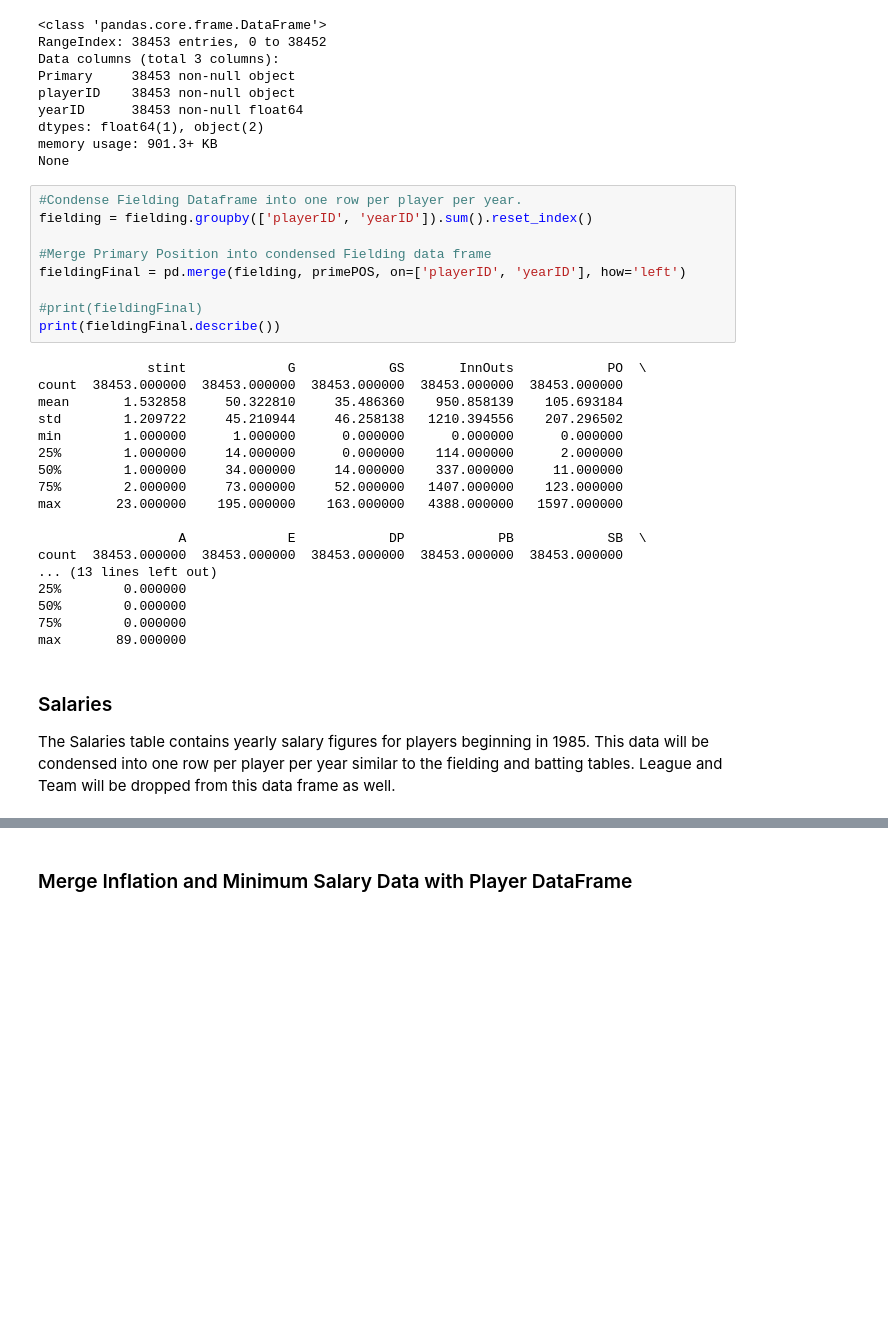
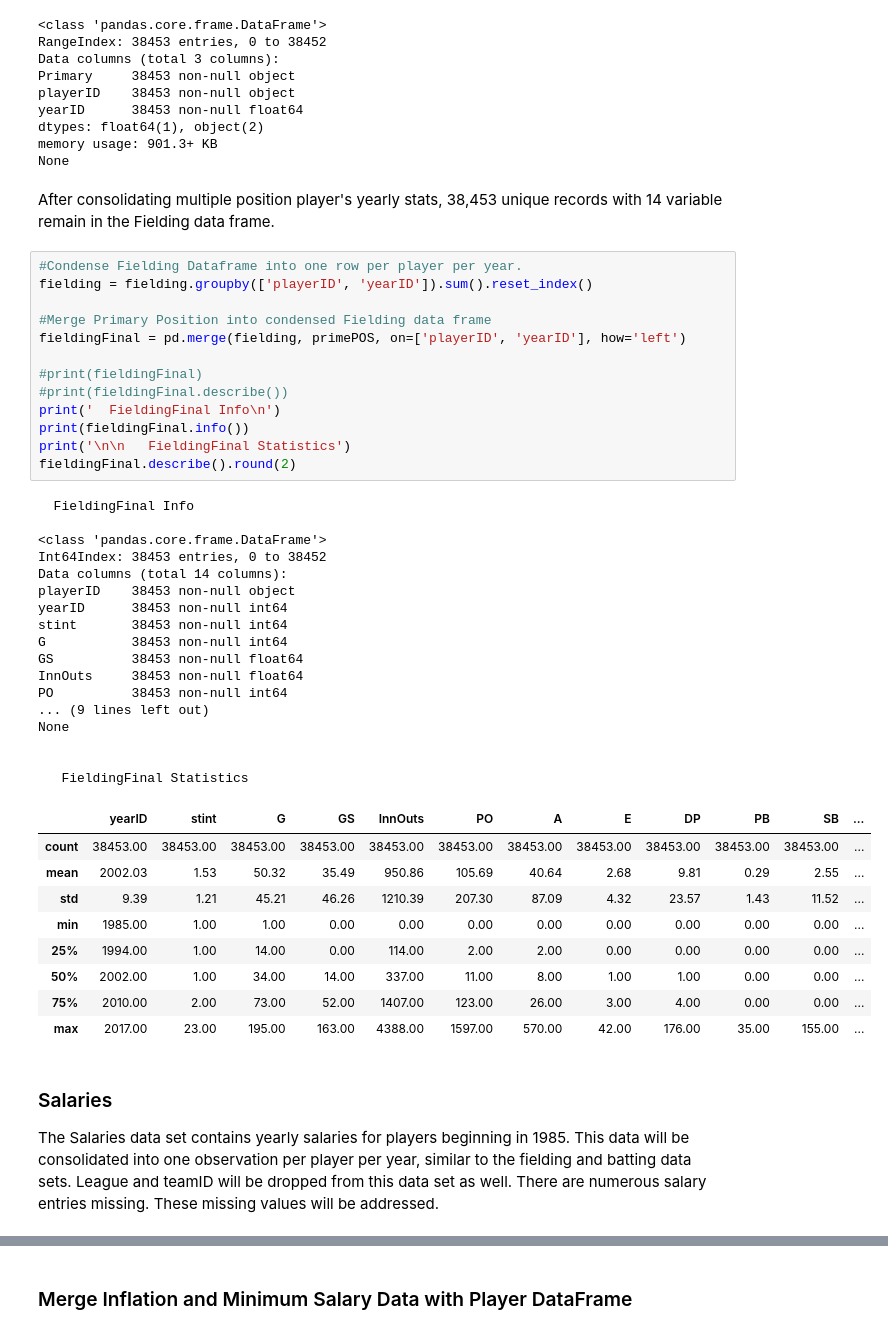
Before and after one commit to georgesturrock/7331_Lab3, a Jupyter notebook: DataUnderstanding.ipynb, the cells around one changed output, grey strips where cells are left out. Cells and saved outputs as stored; diff of their text form; blank space fills up the shorter version.

```diff
--- a/DataUnderstanding.ipynb
+++ b/DataUnderstanding.ipynb
@@ -220,37 +274,53 @@ yearID      38453 non-null float64
 dtypes: float64(1), object(2)
 memory usage: 901.3+ KB
 None
+# %% [markdown]
+After consolidating multiple position player's yearly stats, 38,453 unique records with 14 variable remain in the Fielding data frame.
 # %%
 #Condense Fielding Dataframe into one row per player per year.
 fielding = fielding.groupby(['playerID', 'yearID']).sum().reset_index()
 
 #Merge Primary Position into condensed Fielding data frame
 fieldingFinal = pd.merge(fielding, primePOS, on=['playerID', 'yearID'], how='left')
 
 #print(fieldingFinal)
-print(fieldingFinal.describe())
+#print(fieldingFinal.describe())
+print('  FieldingFinal Info\n')
+print(fieldingFinal.info())
+print('\n\n   FieldingFinal Statistics')
+fieldingFinal.describe().round(2)
 # %% [output]
-              stint             G            GS       InnOuts            PO  \
-count  38453.000000  38453.000000  38453.000000  38453.000000  38453.000000
-mean       1.532858     50.322810     35.486360    950.858139    105.693184
-std        1.209722     45.210944     46.258138   1210.394556    207.296502
-min        1.000000      1.000000      0.000000      0.000000      0.000000
-25%        1.000000     14.000000      0.000000    114.000000      2.000000
-50%        1.000000     34.000000     14.000000    337.000000     11.000000
-75%        2.000000     73.000000     52.000000   1407.000000    123.000000
-max       23.000000    195.000000    163.000000   4388.000000   1597.000000
+  FieldingFinal Info
 
-                  A             E            DP            PB            SB  \
-count  38453.000000  38453.000000  38453.000000  38453.000000  38453.000000
-... (13 lines left out)
-25%        0.000000
-50%        0.000000
-75%        0.000000
-max       89.000000
+<class 'pandas.core.frame.DataFrame'>
+Int64Index: 38453 entries, 0 to 38452
+Data columns (total 14 columns):
+playerID    38453 non-null object
+yearID      38453 non-null int64
+stint       38453 non-null int64
+G           38453 non-null int64
+GS          38453 non-null float64
+InnOuts     38453 non-null float64
+PO          38453 non-null int64
+... (9 lines left out)
+None
+
+
+   FieldingFinal Statistics
+|  | yearID | stint | G | GS | InnOuts | PO | A | E | DP | PB | SB | ... |
+| count | 38453.00 | 38453.00 | 38453.00 | 38453.00 | 38453.00 | 38453.00 | 38453.00 | 38453.00 | 38453.00 | 38453.00 | 38453.00 | ... |
+| mean | 2002.03 | 1.53 | 50.32 | 35.49 | 950.86 | 105.69 | 40.64 | 2.68 | 9.81 | 0.29 | 2.55 | ... |
+| std | 9.39 | 1.21 | 45.21 | 46.26 | 1210.39 | 207.30 | 87.09 | 4.32 | 23.57 | 1.43 | 11.52 | ... |
+| min | 1985.00 | 1.00 | 1.00 | 0.00 | 0.00 | 0.00 | 0.00 | 0.00 | 0.00 | 0.00 | 0.00 | ... |
+| 25% | 1994.00 | 1.00 | 14.00 | 0.00 | 114.00 | 2.00 | 2.00 | 0.00 | 0.00 | 0.00 | 0.00 | ... |
+| 50% | 2002.00 | 1.00 | 34.00 | 14.00 | 337.00 | 11.00 | 8.00 | 1.00 | 1.00 | 0.00 | 0.00 | ... |
+| 75% | 2010.00 | 2.00 | 73.00 | 52.00 | 1407.00 | 123.00 | 26.00 | 3.00 | 4.00 | 0.00 | 0.00 | ... |
+| max | 2017.00 | 23.00 | 195.00 | 163.00 | 4388.00 | 1597.00 | 570.00 | 42.00 | 176.00 | 35.00 | 155.00 | ... |
 # %% [markdown]
 ### Salaries
 
-The Salaries table contains yearly salary figures for players beginning in 1985.  This data will be condensed into one row per player per year similar to the fielding and batting tables.  League and Team will be dropped from this data frame as well.
+The Salaries data set contains yearly salaries for players beginning in 1985.  This data will be consolidated into one observation per player per year, similar to the fielding and batting data sets.  League and teamID will be dropped from this data set as well.
+There are numerous salary entries missing.  These missing values will be addressed.
 # %%
 #Drop League and Team
 salaries = salaries.drop(['teamID', 'lgID'], axis=1)
```
Also changed, not shown: parts of 72 cells of this notebook.
